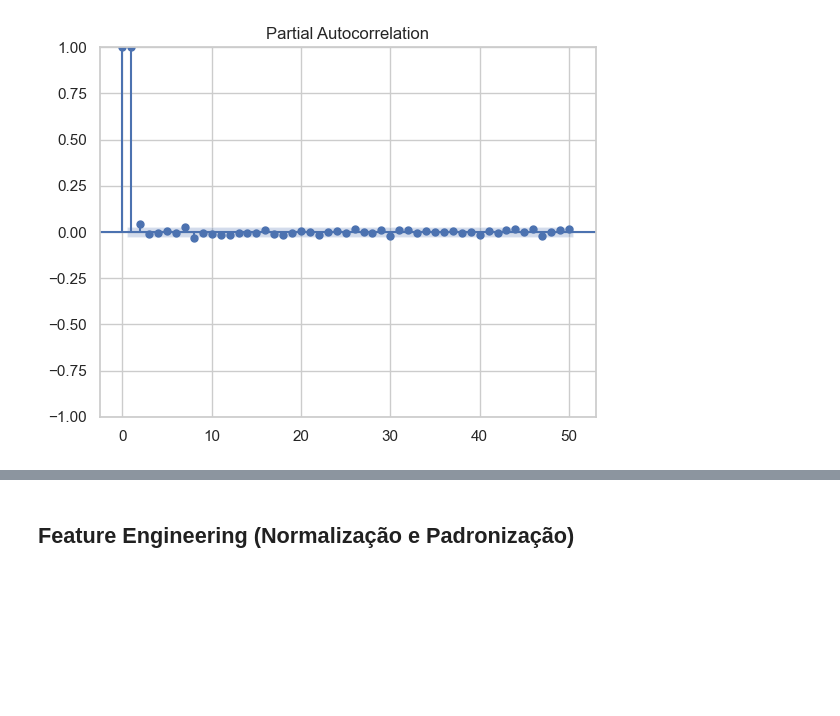
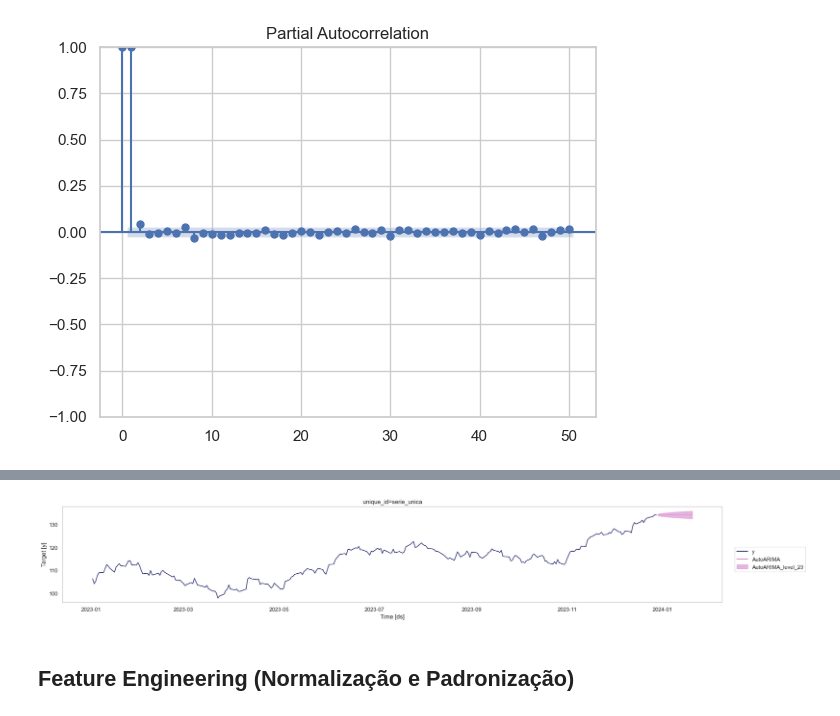
Before and after one commit to Tamireees/Tech_Challenge_Fase02, a Jupyter notebook: Tech_Challenge_Fase02.ipynb, the cells around one changed output, grey strips where cells are left out. Saved outputs shown, nothing was run; the diff lists cells and outputs as text; code cells hidden in the pictures; blank space fills up the shorter version.

Commit message:
git commit -m 'Atualizaçao Igor - Modelo Arima'

```diff
--- a/Tech_Challenge_Fase02.ipynb
+++ b/Tech_Challenge_Fase02.ipynb
@@ -472,0 +481,5 @@ dados_amostra.head()
+# %%
+treino = dados_amostra.loc[dados_amostra.index < '2024-01-01'].reset_index()
+treino['unique_id'] = 'serie_unica'
+valid = dados_amostra.loc[dados_amostra.index >= '2024-01-01']
+h = valid.index.nunique()
@@ -473,3 +492,12 @@ dados_amostra.head()
+# %%
+model_a = StatsForecast(models=[AutoARIMA(season_length=7)], freq='D', n_jobs=-1)
+model_a.fit(treino)
+
+forecast_dados = model_a.predict(h=h, level=[23])
+
+model_a.plot(treino, forecast_dados, level=[23], engine= 'matplotlib')
+# %% [output]
+[figure, added]
 # %% [markdown]
 ## Feature Engineering (Normalização e Padronização)
 # %% [markdown]
```
Also changed, not shown: parts of 5 cells of this notebook.
